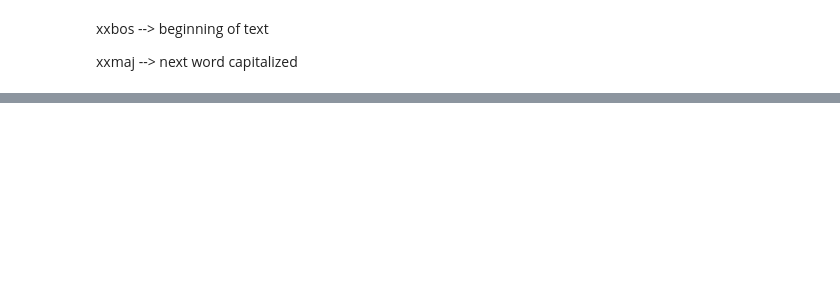
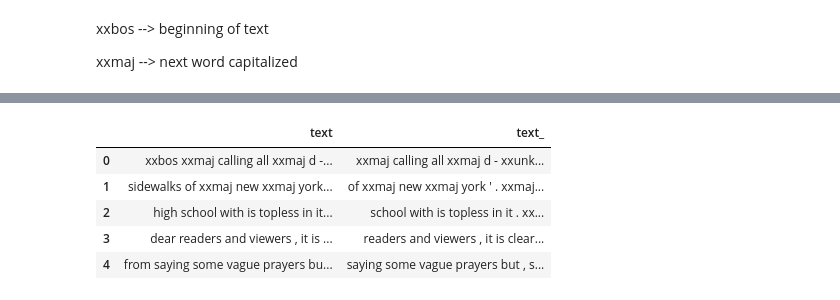
Before and after one commit to santiagoc1106/AI_Code, a Jupyter notebook: nlp2.ipynb, the cells around one changed output, grey strips where cells are left out. Cells and saved outputs as stored; diff of their text form; code cells hidden in the pictures; blank space fills up the shorter version.

```diff
--- a/nlp2.ipynb
+++ b/nlp2.ipynb
@@ -34,0 +67,9 @@ learn = text_classifier_learner(dls, AWD_LSTM, drop_mult=0.5, metrics=accuracy)
+# %%
+dls_lm.show_batch(max_n=5)
+# %% [output]
+|  | text | text_ |
+| 0 | xxbos xxmaj calling all xxmaj d -... | xxmaj calling all xxmaj d - xxunk... |
+| 1 | sidewalks of xxmaj new xxmaj york... | of xxmaj new xxmaj york ' . xxmaj... |
+| 2 | high school with is topless in it... | school with is topless in it . xx... |
+| 3 | dear readers and viewers , it is ... | readers and viewers , it is clear... |
+| 4 | from saying some vague prayers bu... | saying some vague prayers but , s... |
```
Also changed, not shown: parts of 12 cells of this notebook, 1 other file.
